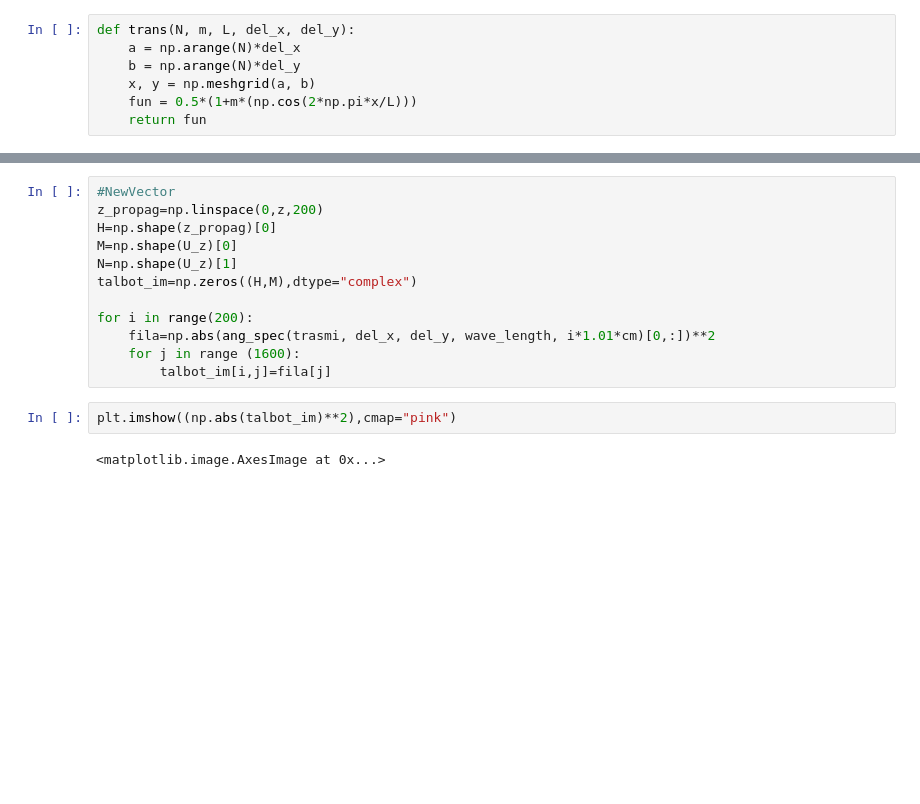
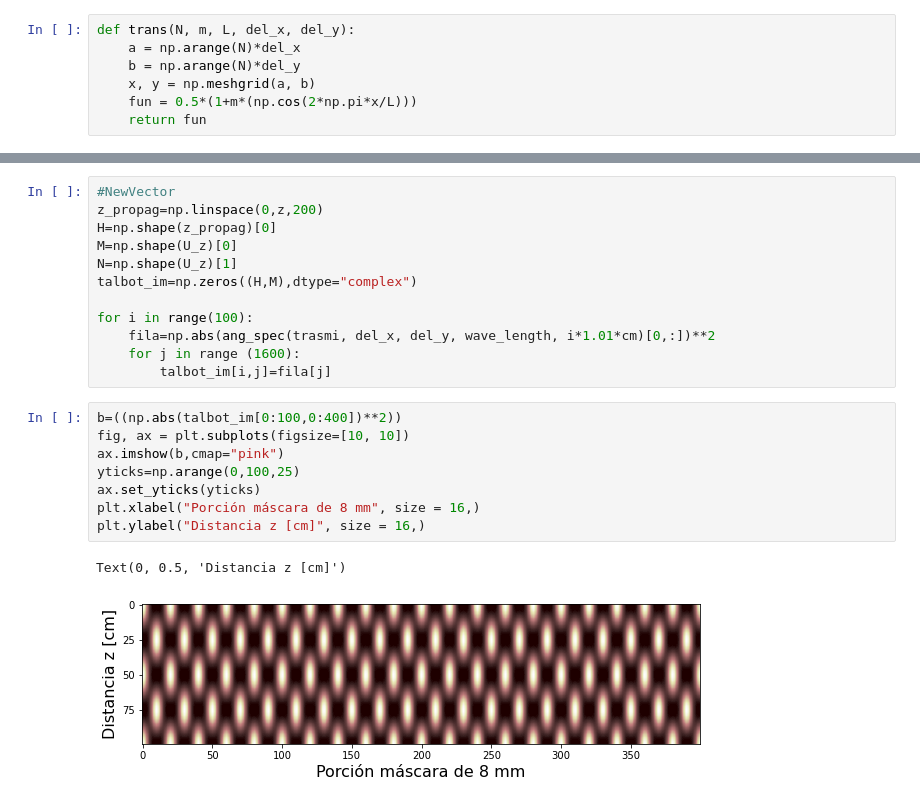
Before and after one commit to JuanDaAC/OpticalInstruments, a Jupyter notebook: Entrega 2/Pruebas/talbot.ipynb, the cells around one changed output, grey strips where cells are left out. Cells and saved outputs as stored; diff of their text form; blank space fills up the shorter version.

Commit message:
actualizacionTalbot

```diff
--- a/Entrega 2/Pruebas/talbot.ipynb
+++ b/Entrega 2/Pruebas/talbot.ipynb
@@ -88,11 +86,18 @@ M=np.shape(U_z)[0]
 N=np.shape(U_z)[1]
 talbot_im=np.zeros((H,M),dtype="complex")
 
-for i in range(200):
+for i in range(100):
     fila=np.abs(ang_spec(trasmi, del_x, del_y, wave_length, i*1.01*cm)[0,:])**2
     for j in range (1600):
         talbot_im[i,j]=fila[j]
-# %%
-plt.imshow((np.abs(talbot_im)**2),cmap="pink")
-# %% [output]
-<matplotlib.image.AxesImage at 0x...>
+# %%
+b=((np.abs(talbot_im[0:100,0:400])**2))
+fig, ax = plt.subplots(figsize=[10, 10])
+ax.imshow(b,cmap="pink")
+yticks=np.arange(0,100,25)
+ax.set_yticks(yticks)
+plt.xlabel("Porción máscara de 8 mm", size = 16,)
+plt.ylabel("Distancia z [cm]", size = 16,)
+# %% [output]
+Text(0, 0.5, 'Distancia z [cm]')
+[figure, added]
```
Also changed, not shown: parts of 4 cells of this notebook.
